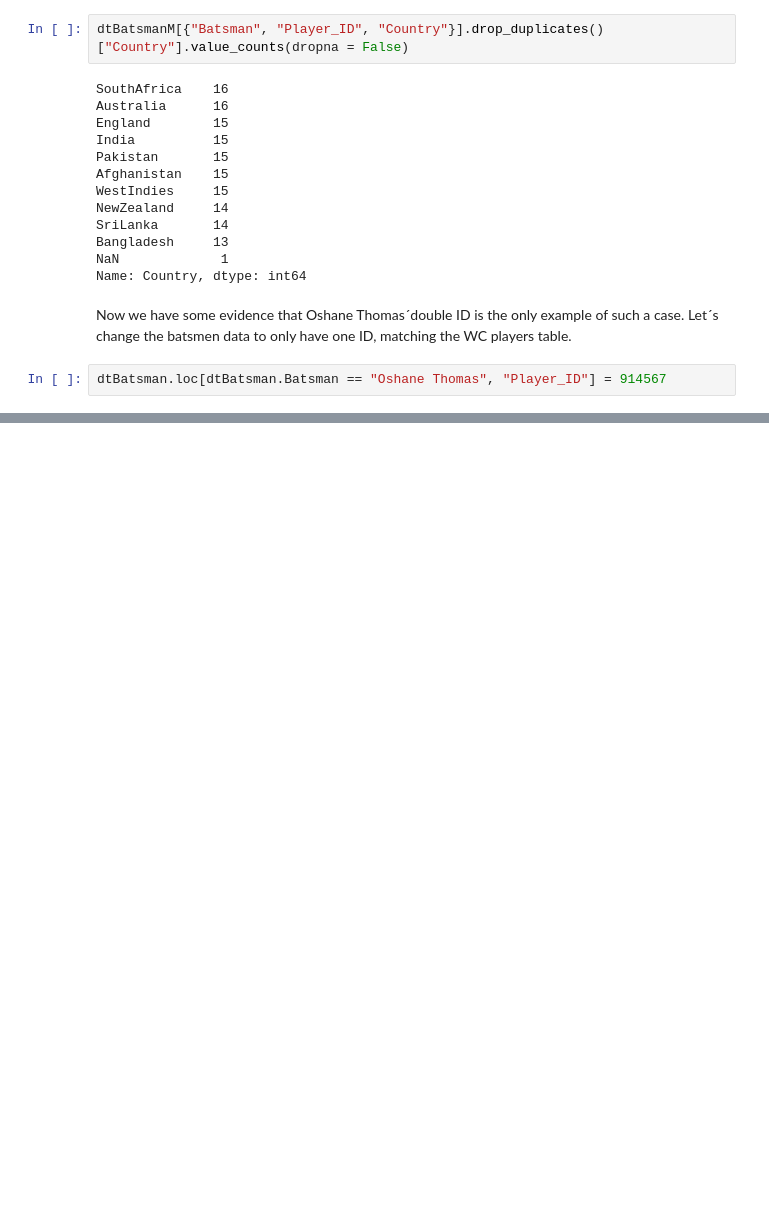
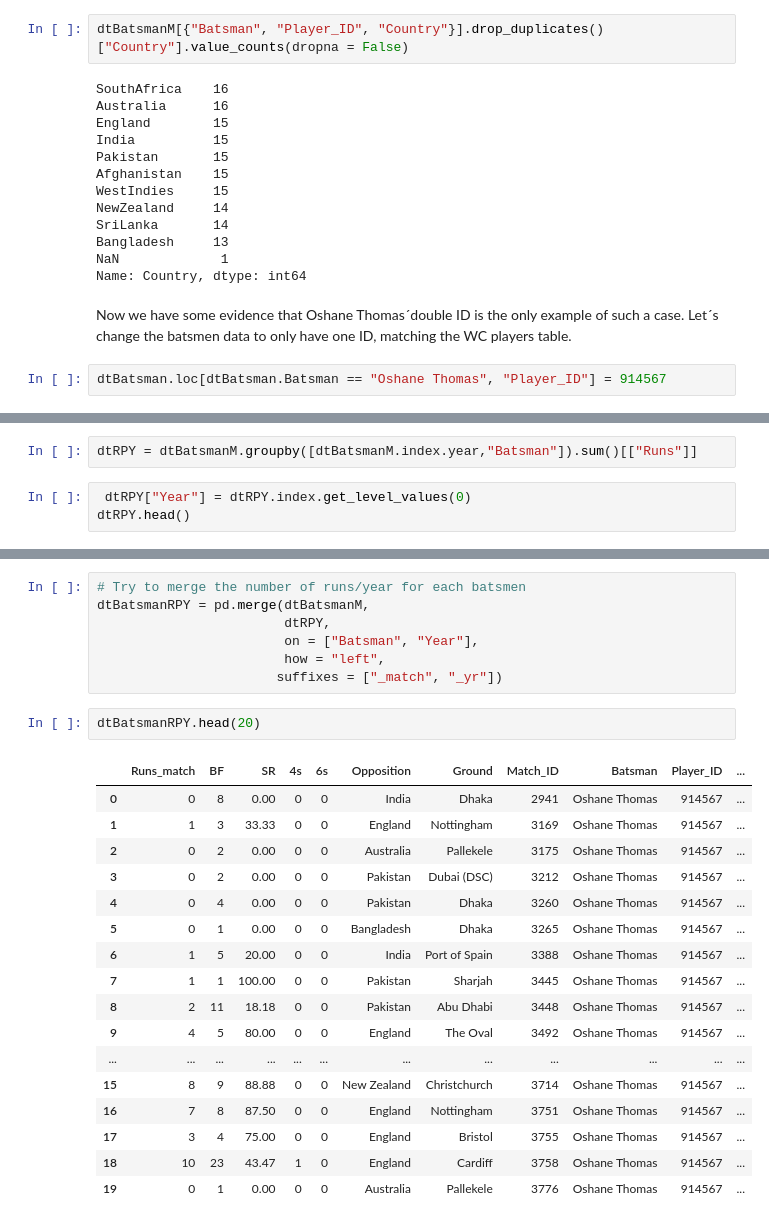
Before and after one commit to smacintyreR/cricket-analysis-python, a Jupyter notebook: Cricket Analysis - Sam MacIntyre.ipynb, the cells around one changed output, grey strips where cells are left out. Cells and saved outputs as stored; diff of their text form; blank space fills up the shorter version.

```diff
--- a/Cricket Analysis - Sam MacIntyre.ipynb
+++ b/Cricket Analysis - Sam MacIntyre.ipynb
@@ -491,0 +520,5 @@ dtBatsmanM.head()
+# %%
+dtRPY = dtBatsmanM.groupby([dtBatsmanM.index.year,"Batsman"]).sum()[["Runs"]]
+# %%
+ dtRPY["Year"] = dtRPY.index.get_level_values(0)
+dtRPY.head()
@@ -491,0 +533,27 @@ dtBatsmanM.head()
+# %%
+# Try to merge the number of runs/year for each batsmen
+dtBatsmanRPY = pd.merge(dtBatsmanM,
+                        dtRPY,
+                        on = ["Batsman", "Year"],
+                        how = "left",
+                       suffixes = ["_match", "_yr"])
+# %%
+dtBatsmanRPY.head(20)
+# %% [output]
+|  | Runs_match | BF | SR | 4s | 6s | Opposition | Ground | Match_ID | Batsman | Player_ID | ... |
+| 0 | 0 | 8 | 0.00 | 0 | 0 | India | Dhaka | 2941 | Oshane Thomas | 914567 | ... |
+| 1 | 1 | 3 | 33.33 | 0 | 0 | England | Nottingham | 3169 | Oshane Thomas | 914567 | ... |
+| 2 | 0 | 2 | 0.00 | 0 | 0 | Australia | Pallekele | 3175 | Oshane Thomas | 914567 | ... |
+| 3 | 0 | 2 | 0.00 | 0 | 0 | Pakistan | Dubai (DSC) | 3212 | Oshane Thomas | 914567 | ... |
+| 4 | 0 | 4 | 0.00 | 0 | 0 | Pakistan | Dhaka | 3260 | Oshane Thomas | 914567 | ... |
+| 5 | 0 | 1 | 0.00 | 0 | 0 | Bangladesh | Dhaka | 3265 | Oshane Thomas | 914567 | ... |
+| 6 | 1 | 5 | 20.00 | 0 | 0 | India | Port of Spain | 3388 | Oshane Thomas | 914567 | ... |
+| 7 | 1 | 1 | 100.00 | 0 | 0 | Pakistan | Sharjah | 3445 | Oshane Thomas | 914567 | ... |
+| 8 | 2 | 11 | 18.18 | 0 | 0 | Pakistan | Abu Dhabi | 3448 | Oshane Thomas | 914567 | ... |
+| 9 | 4 | 5 | 80.00 | 0 | 0 | England | The Oval | 3492 | Oshane Thomas | 914567 | ... |
+| ... | ... | ... | ... | ... | ... | ... | ... | ... | ... | ... | ... |
+| 15 | 8 | 9 | 88.88 | 0 | 0 | New Zealand | Christchurch | 3714 | Oshane Thomas | 914567 | ... |
+| 16 | 7 | 8 | 87.50 | 0 | 0 | England | Nottingham | 3751 | Oshane Thomas | 914567 | ... |
+| 17 | 3 | 4 | 75.00 | 0 | 0 | England | Bristol | 3755 | Oshane Thomas | 914567 | ... |
+| 18 | 10 | 23 | 43.47 | 1 | 0 | England | Cardiff | 3758 | Oshane Thomas | 914567 | ... |
+| 19 | 0 | 1 | 0.00 | 0 | 0 | Australia | Pallekele | 3776 | Oshane Thomas | 914567 | ... |
```
Also changed, not shown: parts of 18 cells of this notebook.
